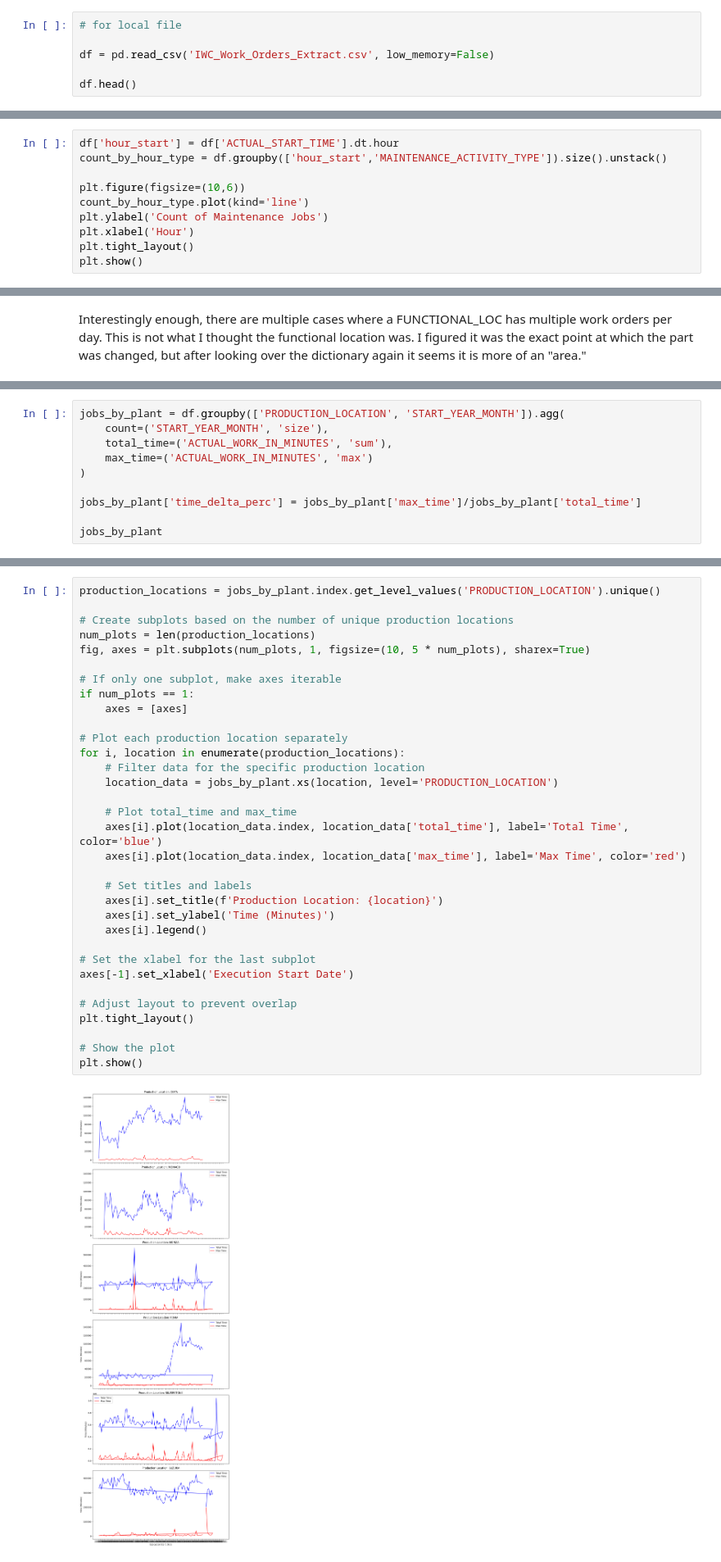
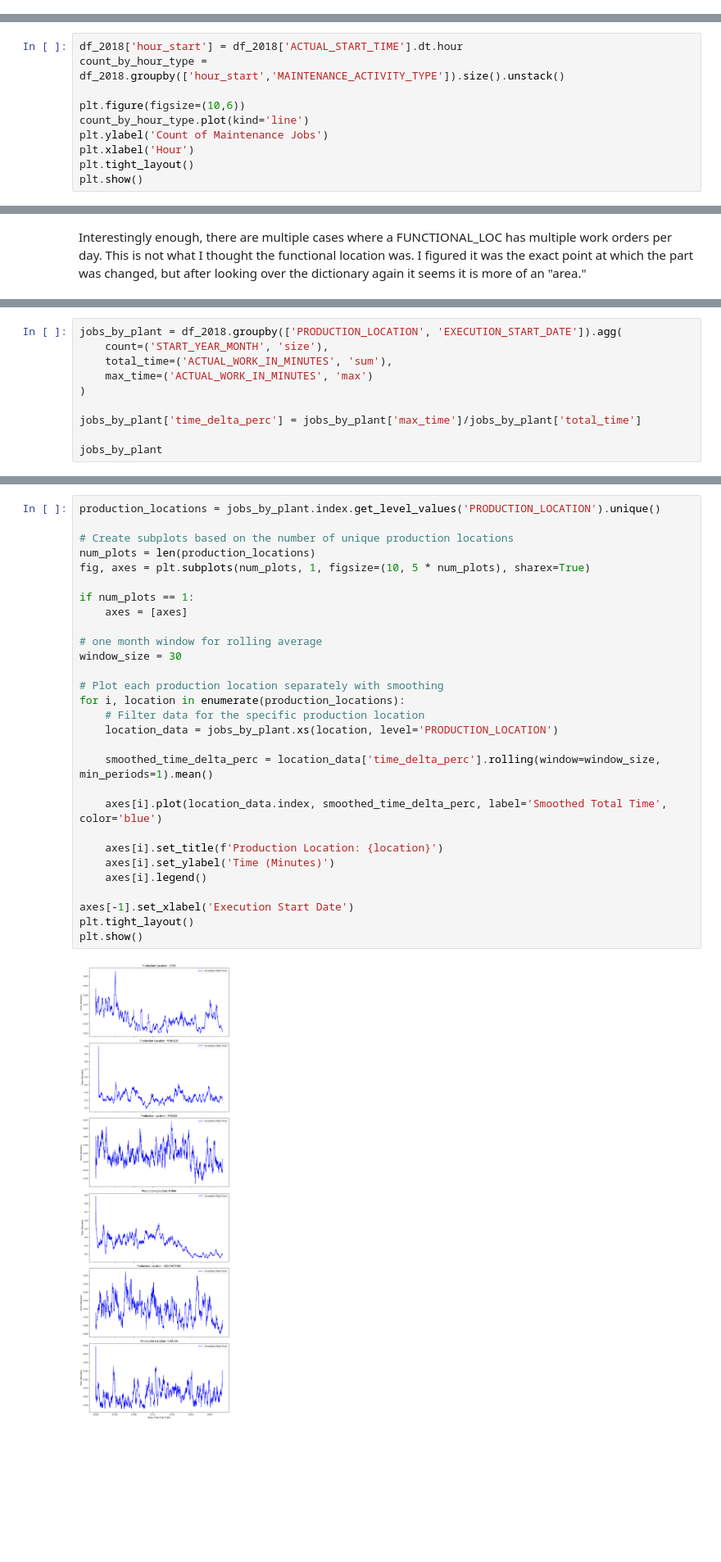
Before and after one commit to griffin-brown-95/GLB-Capstone-2, a Jupyter notebook: eda.ipynb, the cells around one changed output, grey strips where cells are left out. Shown at 82% size. Drawn from its saved outputs; the diff is of its cells as text; blank space fills up the shorter version.

```diff
--- a/eda.ipynb
+++ b/eda.ipynb
@@ -45,6 +49,0 @@ print(df.head())
-# %%
-# for local file
-
-df = pd.read_csv('IWC_Work_Orders_Extract.csv', low_memory=False)
-
-df.head()
@@ -360,8 +332,8 @@ df_2018 = df[df['YEAR'] >= 2018]
 # %% [markdown]
 Let's do a check by hour to see what the distribution looks like.
 # %%
-df['hour_start'] = df['ACTUAL_START_TIME'].dt.hour
-count_by_hour_type = df.groupby(['hour_start','MAINTENANCE_ACTIVITY_TYPE']).size().unstack()
+df_2018['hour_start'] = df_2018['ACTUAL_START_TIME'].dt.hour
+count_by_hour_type = df_2018.groupby(['hour_start','MAINTENANCE_ACTIVITY_TYPE']).size().unstack()
 
 plt.figure(figsize=(10,6))
 count_by_hour_type.plot(kind='line')
@@ -645,5 +624,5 @@ Interestingly enough, there are multiple cases where a FUNCTIONAL_LOC has multip
 # %%
-jobs_by_plant = df.groupby(['PRODUCTION_LOCATION', 'START_YEAR_MONTH']).agg(
+jobs_by_plant = df_2018.groupby(['PRODUCTION_LOCATION', 'EXECUTION_START_DATE']).agg(
     count=('START_YEAR_MONTH', 'size'),
     total_time=('ACTUAL_WORK_IN_MINUTES', 'sum'),
     max_time=('ACTUAL_WORK_IN_MINUTES', 'max')
@@ -670,35 +649,31 @@ jobs_by_plant
 # %%
 production_locations = jobs_by_plant.index.get_level_values('PRODUCTION_LOCATION').unique()
 
 # Create subplots based on the number of unique production locations
 num_plots = len(production_locations)
 fig, axes = plt.subplots(num_plots, 1, figsize=(10, 5 * num_plots), sharex=True)
 
-# If only one subplot, make axes iterable
 if num_plots == 1:
     axes = [axes]
 
-# Plot each production location separately
+# one month window for rolling average
+window_size = 30
+
+# Plot each production location separately with smoothing
 for i, location in enumerate(production_locations):
     # Filter data for the specific production location
     location_data = jobs_by_plant.xs(location, level='PRODUCTION_LOCATION')
 
-    # Plot total_time and max_time
-    axes[i].plot(location_data.index, location_data['total_time'], label='Total Time', color='blue')
-    axes[i].plot(location_data.index, location_data['max_time'], label='Max Time', color='red')
+    smoothed_time_delta_perc = location_data['time_delta_perc'].rolling(window=window_size, min_periods=1).mean()
 
-    # Set titles and labels
+    axes[i].plot(location_data.index, smoothed_time_delta_perc, label='Smoothed Total Time', color='blue')
+
     axes[i].set_title(f'Production Location: {location}')
     axes[i].set_ylabel('Time (Minutes)')
     axes[i].legend()
 
-# Set the xlabel for the last subplot
 axes[-1].set_xlabel('Execution Start Date')
-
-# Adjust layout to prevent overlap
 plt.tight_layout()
-
-# Show the plot
 plt.show()
 # %% [output]
-[figure, old version]
+[figure, new version]
```
Also changed, not shown: parts of 63 cells of this notebook.
